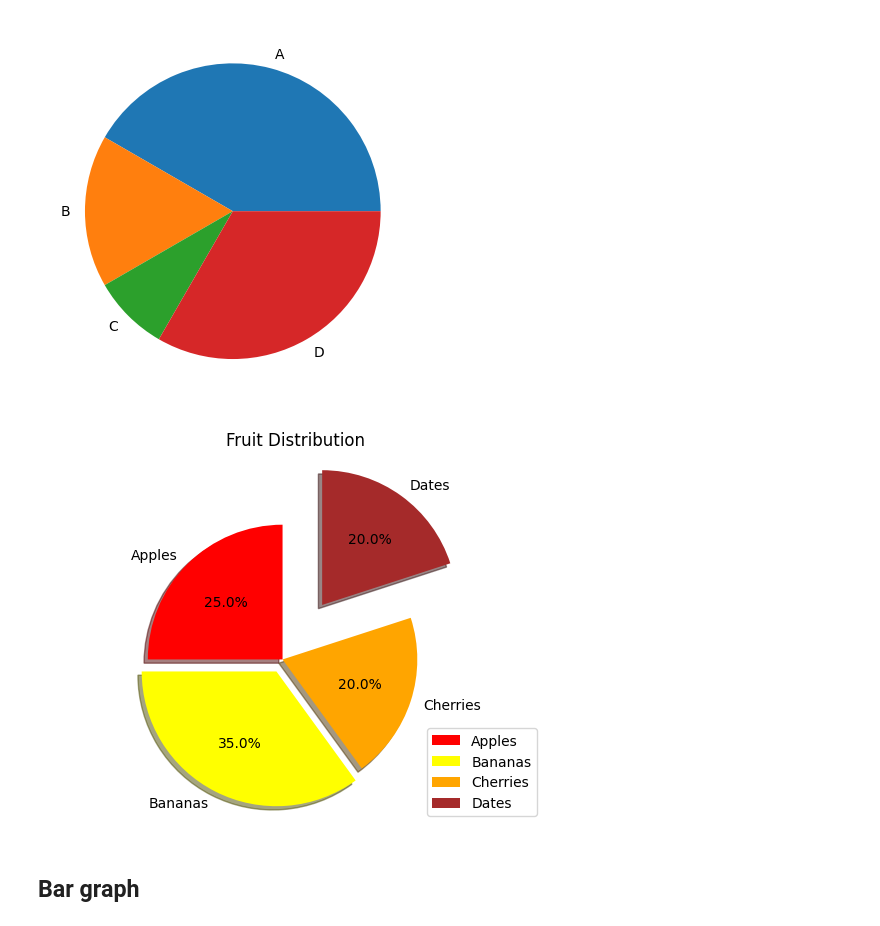
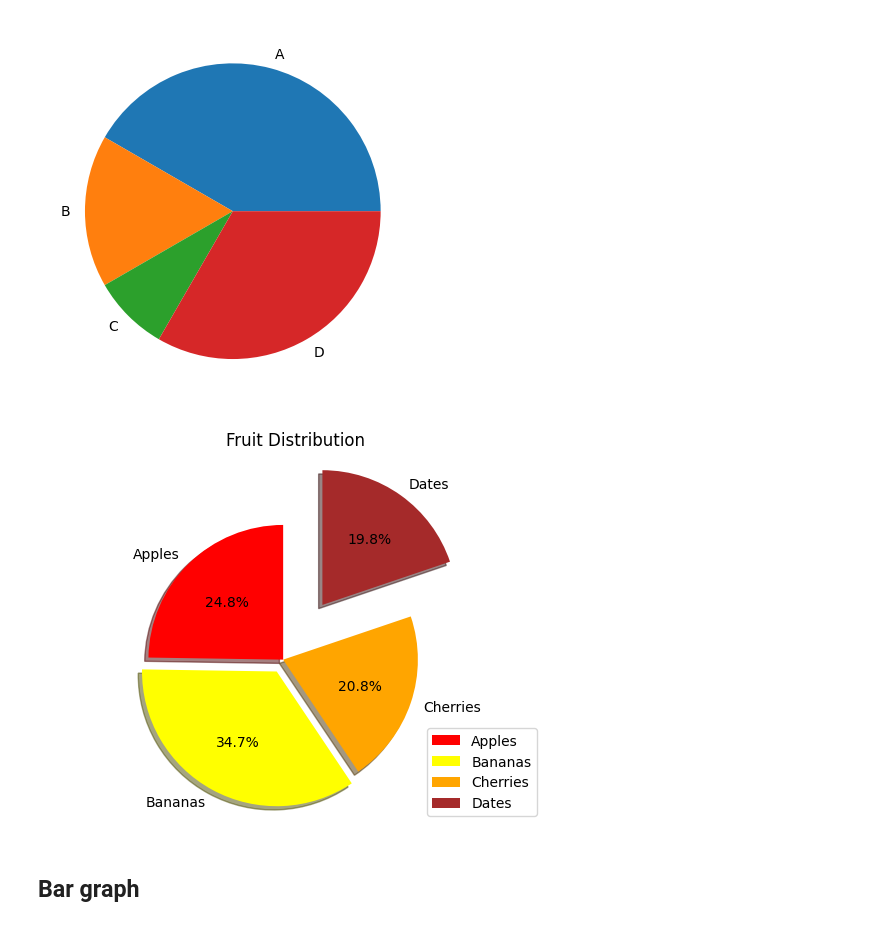
Before and after one commit to Ebad1001/Python_Notes, a Jupyter notebook: Matplotlib/01_Basics.ipynb, the cells around one changed output. Saved outputs shown, nothing was run; the diff lists cells and outputs as text; code cells hidden in the pictures.

```diff
--- a/Matplotlib/01_Basics.ipynb
+++ b/Matplotlib/01_Basics.ipynb
@@ -164,18 +164,18 @@ plt.show()
 # %% [output]
 [figure]
 # %%
-sizes = [25, 35, 20, 20]
+sizes = [25, 35, 21, 20]
 labels = ['Apples', 'Bananas', 'Cherries', 'Dates']
 colors = ['red', 'yellow', 'orange', 'brown']
 explode = (0, 0.1, 0, 0.5)
 # Plot
 plt.pie(sizes, labels=labels, colors=colors, startangle=90, autopct='%1.1f%%', explode=explode, shadow=True)
 plt.title("Fruit Distribution")
 plt.axis('equal')
 plt.legend()
 plt.show()
 # %% [output]
-[figure, old version]
+[figure, new version]
 # %% [markdown]
 ## Bar graph
 # %% [markdown]
```
Also changed, not shown: parts of 10 cells of this notebook, 1 other file.
